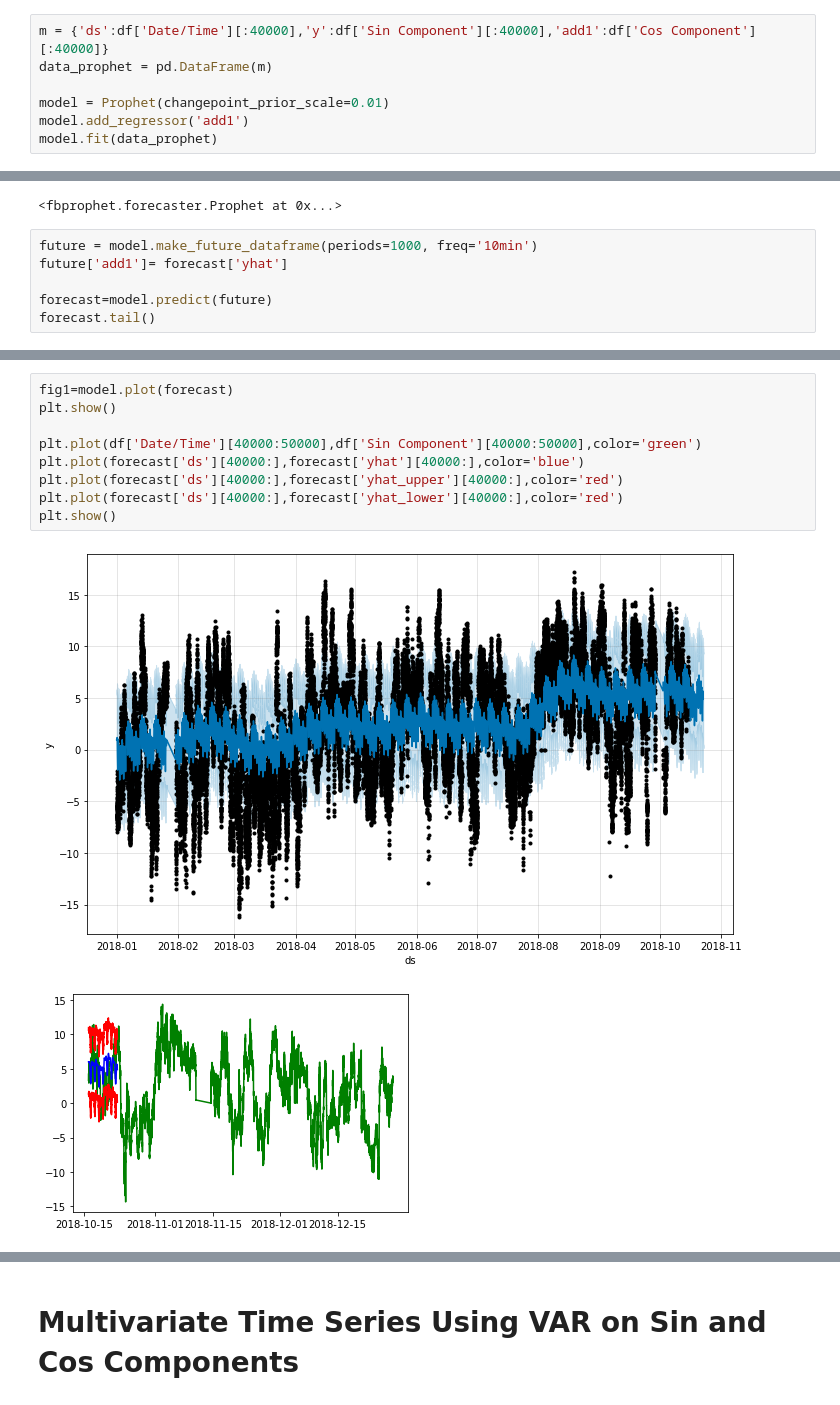
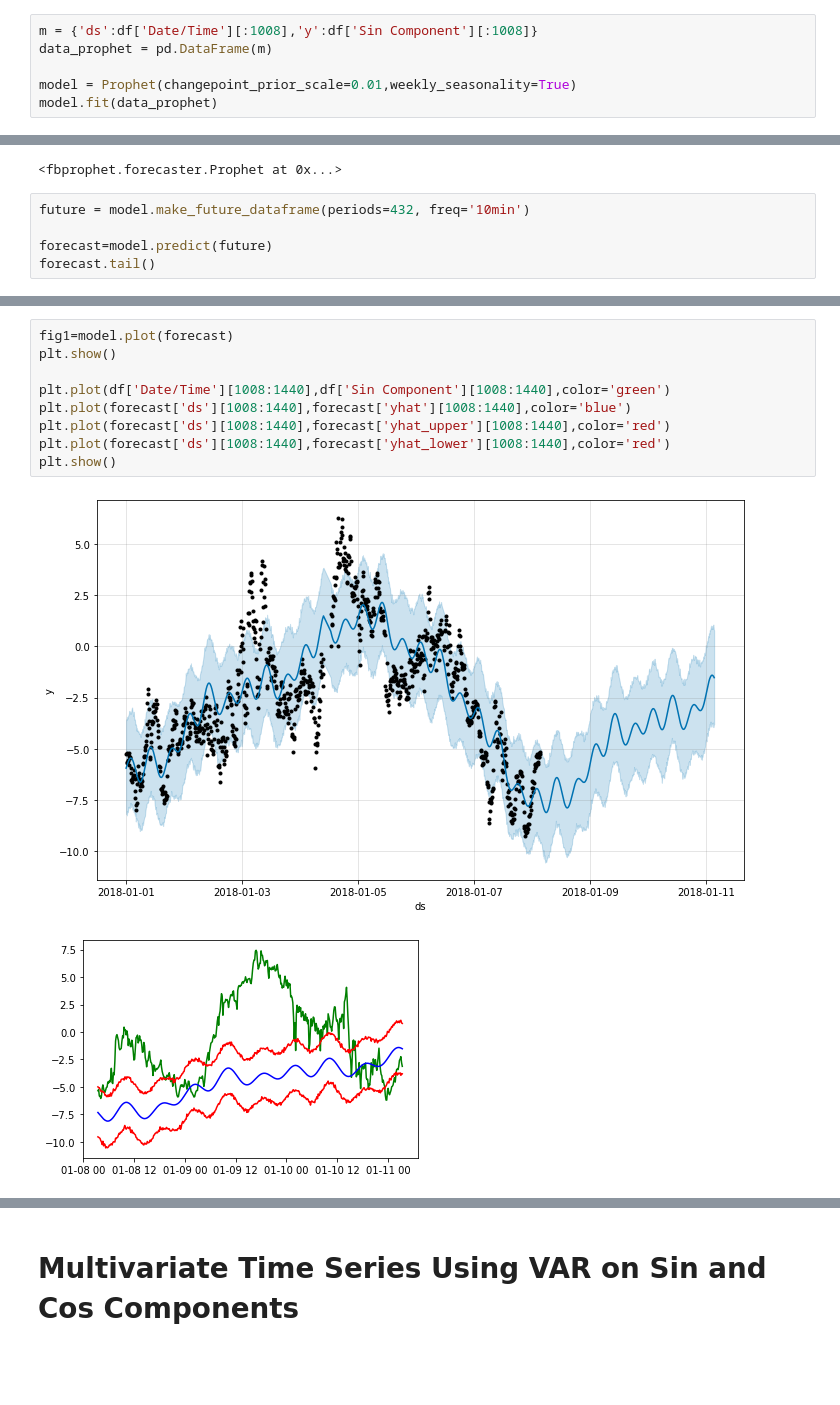
Before and after one commit to m607stars/GoGreen-with-ML, a Jupyter notebook: IBM_Hackathon.ipynb, the cells around one changed output, grey strips where cells are left out. Saved outputs shown, nothing was run; the diff lists cells and outputs as text; blank space fills up the shorter version.

```diff
--- a/IBM_Hackathon.ipynb
+++ b/IBM_Hackathon.ipynb
@@ -405,16 +406,14 @@ Also adding the regressor has proved very useful in the correct analysis of tren
 # %%
-m = {'ds':df['Date/Time'][:40000],'y':df['Sin Component'][:40000],'add1':df['Cos Component'][:40000]}
+m = {'ds':df['Date/Time'][:1008],'y':df['Sin Component'][:1008]}
 data_prophet = pd.DataFrame(m)
 
-model = Prophet(changepoint_prior_scale=0.01)
-model.add_regressor('add1')
+model = Prophet(changepoint_prior_scale=0.01,weekly_seasonality=True)
 model.fit(data_prophet)
 # %% [output]
 INFO:fbprophet:Disabling yearly seasonality. Run prophet with yearly_seasonality=True to override this.
 <fbprophet.forecaster.Prophet at 0x...>
 # %%
-future = model.make_future_dataframe(periods=1000, freq='10min')
-future['add1']= forecast['yhat']
+future = model.make_future_dataframe(periods=432, freq='10min')
 
 forecast=model.predict(future)
 forecast.tail()
@@ -428,13 +427,13 @@ forecast.tail()
 # %%
 fig1=model.plot(forecast)
 plt.show()
 
-plt.plot(df['Date/Time'][40000:50000],df['Sin Component'][40000:50000],color='green')
-plt.plot(forecast['ds'][40000:],forecast['yhat'][40000:],color='blue')
-plt.plot(forecast['ds'][40000:],forecast['yhat_upper'][40000:],color='red')
-plt.plot(forecast['ds'][40000:],forecast['yhat_lower'][40000:],color='red')
+plt.plot(df['Date/Time'][1008:1440],df['Sin Component'][1008:1440],color='green')
+plt.plot(forecast['ds'][1008:1440],forecast['yhat'][1008:1440],color='blue')
+plt.plot(forecast['ds'][1008:1440],forecast['yhat_upper'][1008:1440],color='red')
+plt.plot(forecast['ds'][1008:1440],forecast['yhat_lower'][1008:1440],color='red')
 plt.show()
 # %% [output]
-[figure, old version]
+[figure, new version]
-[figure, old version]
+[figure, new version]
 # %%
```
Also changed, not shown: parts of 14 cells of this notebook.
